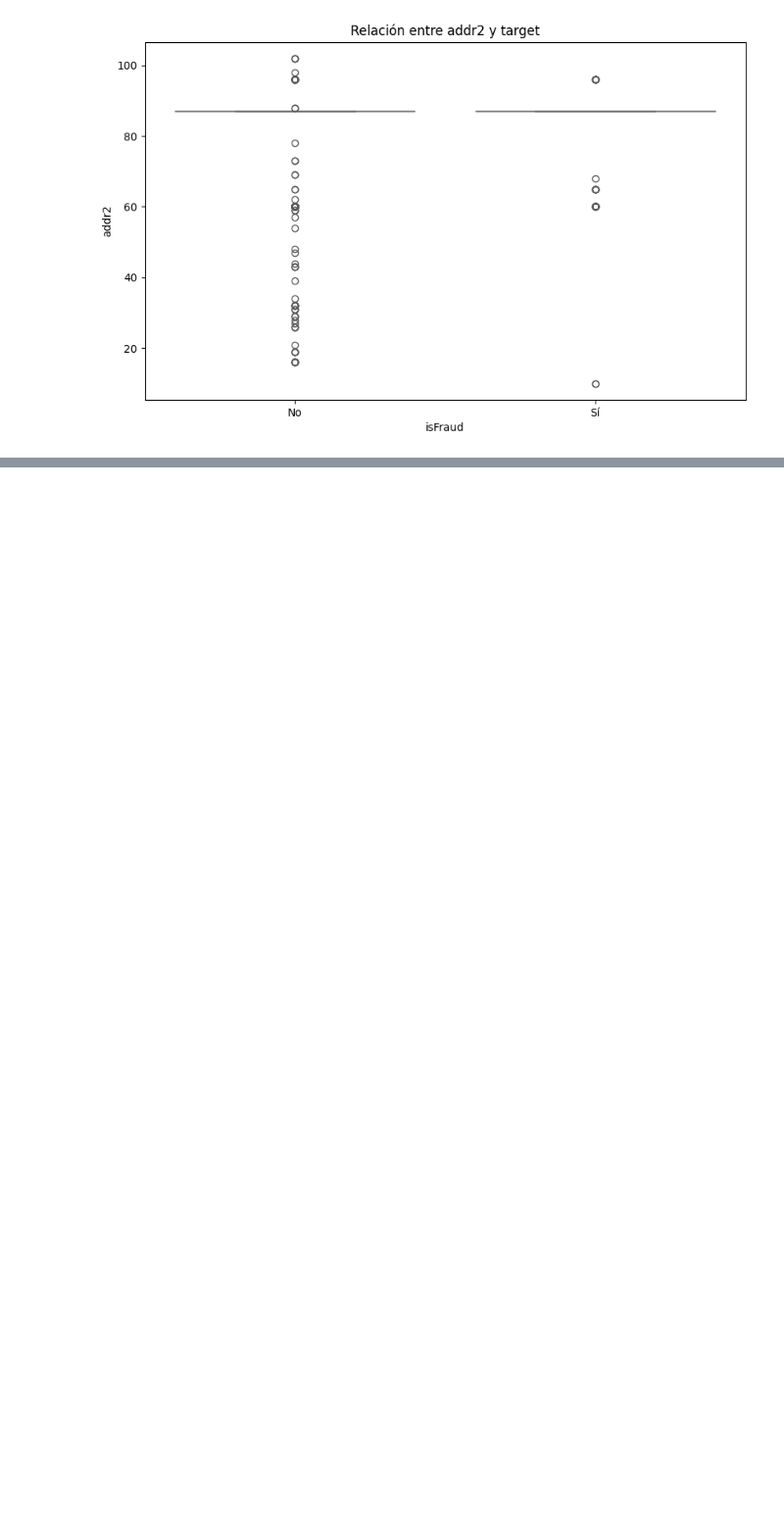
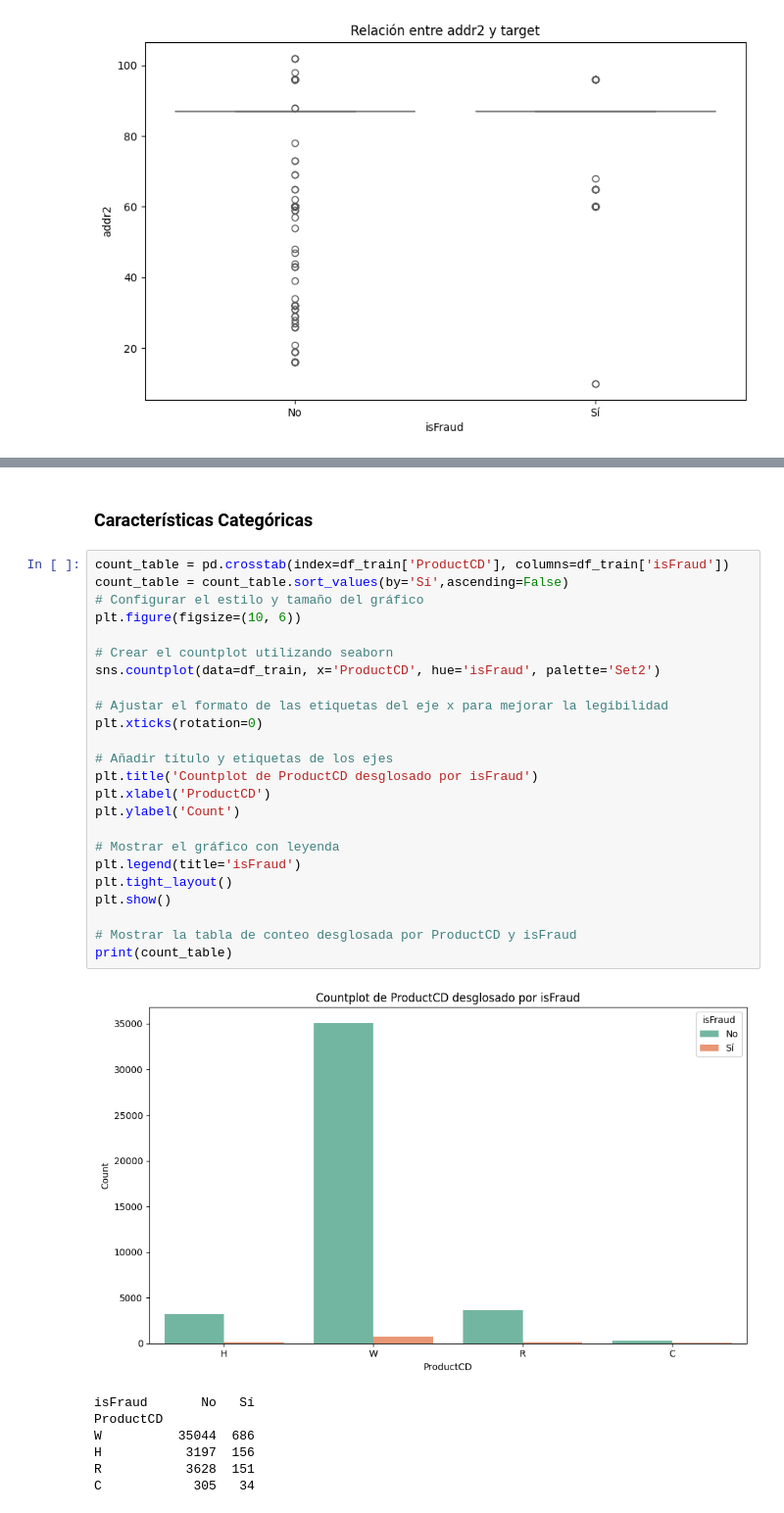
Before and after one commit to JRamos84/deteccion_fraude, a Jupyter notebook: notebooks/01_Exploratiry_Data_Analysis.ipynb, the cells around one changed output, grey strips where cells are left out. Shown: that part at 98% size. Cells and saved outputs as stored; diff of their text form; blank space fills up the shorter version.

```diff
--- a/notebooks/01_Exploratiry_Data_Analysis.ipynb
+++ b/notebooks/01_Exploratiry_Data_Analysis.ipynb
@@ -697,0 +751,34 @@ for column in df_train.select_dtypes(include=['number']).columns:
+# %% [markdown]
+### Características Categóricas
+# %%
+count_table = pd.crosstab(index=df_train['ProductCD'], columns=df_train['isFraud'])
+count_table = count_table.sort_values(by='Sí',ascending=False)
+# Configurar el estilo y tamaño del gráfico
+plt.figure(figsize=(10, 6))
+
+# Crear el countplot utilizando seaborn
+sns.countplot(data=df_train, x='ProductCD', hue='isFraud', palette='Set2')
+
+# Ajustar el formato de las etiquetas del eje x para mejorar la legibilidad
+plt.xticks(rotation=0)
+
+# Añadir título y etiquetas de los ejes
+plt.title('Countplot de ProductCD desglosado por isFraud')
+plt.xlabel('ProductCD')
+plt.ylabel('Count')
+
+# Mostrar el gráfico con leyenda
+plt.legend(title='isFraud')
+plt.tight_layout()
+plt.show()
+
+# Mostrar la tabla de conteo desglosada por ProductCD y isFraud
+print(count_table)
+# %% [output]
+[figure, added]
+isFraud       No   Sí
+ProductCD
+W          35044  686
+H           3197  156
+R           3628  151
+C            305   34
```
Also changed, not shown: parts of 11 cells of this notebook.
